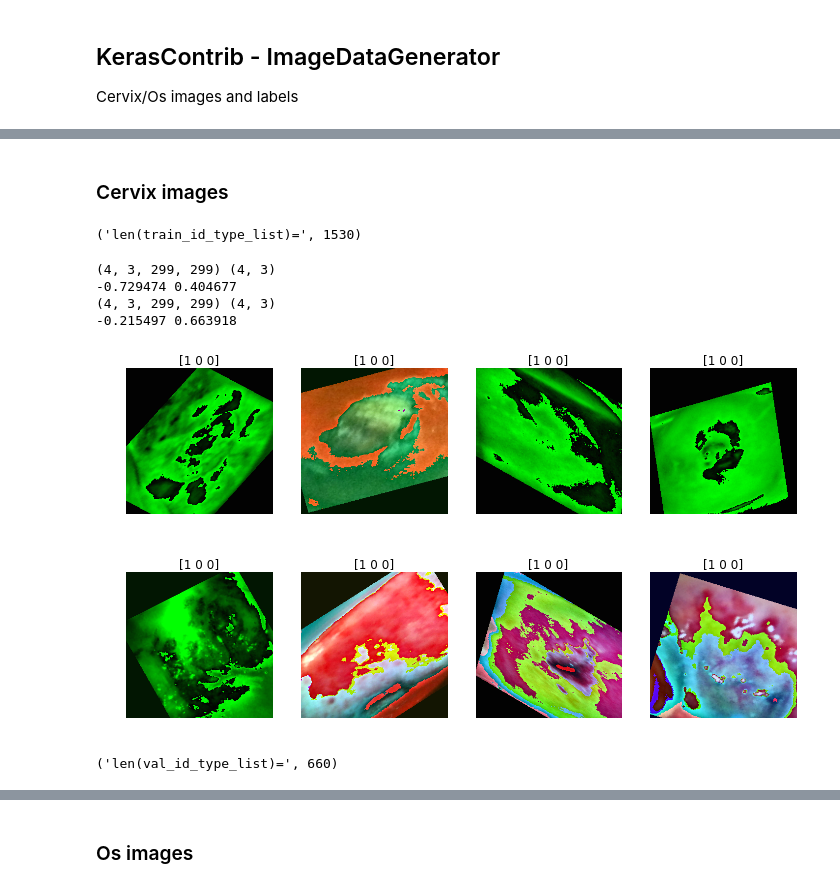
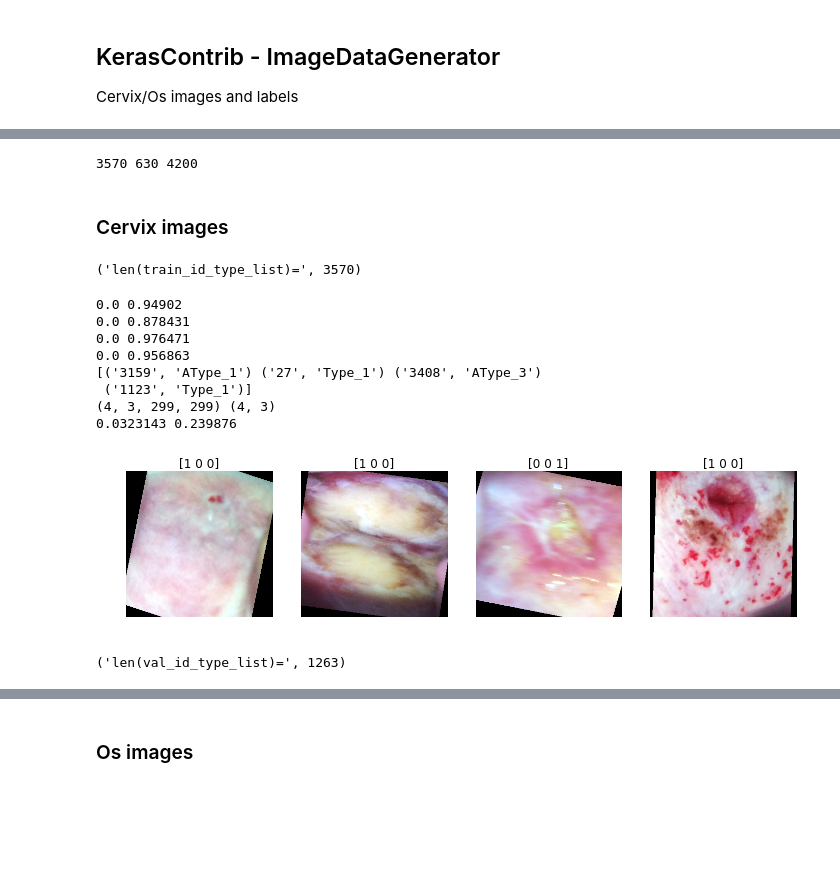
Before and after one commit to vfdev-5/Intel_MobileODT, a Jupyter notebook: notebooks/check_data_iterators.ipynb, the cells around one changed output, grey strips where cells are left out. Drawn from its saved outputs; the diff is of its cells as text; code cells hidden in the pictures; blank space fills up the shorter version.

```diff
--- a/notebooks/check_data_iterators.ipynb
+++ b/notebooks/check_data_iterators.ipynb
@@ -329,4 +326,7 @@ Validation dataset contains :
 # %%
 from training_utils import random_rgb_to_green_generic
 
-train_id_type_list, val_id_type_list = get_trainval_id_type_lists3()
+train_id_type_list, val_id_type_list = get_trainval_id_type_lists3(n_images_per_class=1400, val_split=0.15)
+print len(train_id_type_list), len(val_id_type_list), len(train_id_type_list) + len(val_id_type_list)
+# %% [output]
+3570 630 4200
@@ -335,18 +355,21 @@ train_id_type_list, val_id_type_list = get_trainval_id_type_lists3()
 # %%
 normalize_data = True
 # %%
-train_gen = ImageDataGenerator(pipeline=('random_transform', random_rgb_to_green_generic, 'standardize'),
+train_gen = ImageDataGenerator(pipeline=('random_transform',
+#                                          random_brightness,
+                                         random_rgb_to_green_generic,
+                                         'standardize'),
                                featurewise_center=normalize_data,
                                featurewise_std_normalization=normalize_data,
-                               rotation_range=45.,
-                               width_shift_range=0.15, height_shift_range=0.15,
-                               shear_range=3.14/6.0,
-                               zoom_range=0.25,
-                               channel_shift_range=0.1,
+                               rotation_range=15.,
+                               width_shift_range=0.005, height_shift_range=0.005,
+                               # shear_range=3.14/6.0,
+                               zoom_range=0.15,
+                               # channel_shift_range=0.1,
                                horizontal_flip=True,
                                vertical_flip=True,
                                fill_mode='constant')
-val_gen = ImageDataGenerator(rotation_range=90.,
+val_gen = ImageDataGenerator(rotation_range=15.,
                              featurewise_center=normalize_data,
                              featurewise_std_normalization=normalize_data,
                              horizontal_flip=True,
@@ -372,12 +395,13 @@ else:
 val_gen.mean = train_gen.mean
 val_gen.std = train_gen.std
 # %%
-cache = DataCache(0)
+# cache = DataCache(0)
 # %%
 batch_size = 4
 print("len(train_id_type_list)=", len(train_id_type_list))
 flow = train_gen.flow(xy_provider(train_id_type_list,
                                   image_size=(299, 299),
+                                  test_mode=True,
                                   option='cervix',
                                   cache=cache,
                                   verbose=0),
@@ -386,6 +410,6 @@ flow = train_gen.flow(xy_provider(train_id_type_list,
                       seed=seed,
                       batch_size=batch_size)
 # %% [output]
-('len(train_id_type_list)=', 1530)
+('len(train_id_type_list)=', 3570)
 # %%
 import cv2
@@ -392,46 +417,51 @@ import cv2
 # %%
-loop_max_counter = 2
-for x, y in flow:
+loop_max_counter = 1
+for x, y, info in flow:
+    print info
     print x.shape, y.shape
     print x.mean(), x.std()
     n = 4
     for counter in range(batch_size):
         if counter % n == 0:
             plt.figure(figsize=(12, 4))
         plt.subplot(1, n, counter % n + 1)
         #plt.imshow(scale_percentile(x[counter, :, :, :].transpose([1, 2, 0])))
         img = x[counter, :, :, :].transpose([1, 2, 0])
 #         hsv = cv2.cvtColor(img, cv2.COLOR_RGB2HSV)
 #         plt.hist(hsv[:,:,0], label='Hue')
 #         plt.hist(hsv[:,:,1], label='Saturation')
 #         plt.hist(hsv[:,:,2], label='Value')
 #         plt.legend()
-        plt.imshow(img)
+        plt.imshow(scale_percentile(img))
         plt.title("{}".format(y[counter]))
         plt.axis('off')
 
     loop_max_counter -= 1
     if loop_max_counter == 0:
         break
 # %% [output]
+0.0 0.94902
+0.0 0.878431
+0.0 0.976471
+0.0 0.956863
+[('3159', 'AType_1') ('27', 'Type_1') ('3408', 'AType_3')
+ ('1123', 'Type_1')]
 (4, 3, 299, 299) (4, 3)
--0.729474 0.404677
-(4, 3, 299, 299) (4, 3)
--0.215497 0.663918
+0.0323143 0.239876
-[figure, old version]
+[figure, new version]
-[figure, removed]
 # %%
 batch_size = 4
 print("len(val_id_type_list)=", len(val_id_type_list))
 flow = val_gen.flow(xy_provider(val_id_type_list,
                                 option='cervix',
+                                test_mode=True,
                                 image_size=(299, 299),
                                 cache=cache,
                                 verbose=0),
                     # Ensure that all batches have the same size
-                    (len(cervix_val_id_type_list) // batch_size) * batch_size,
+                    (len(val_id_type_list) // batch_size) * batch_size,
                     seed=seed,
                     batch_size=batch_size)
 # %% [output]
-('len(val_id_type_list)=', 660)
+('len(val_id_type_list)=', 1263)
 # %%
```
Also changed, not shown: parts of 8 cells of this notebook, 16 other files.
